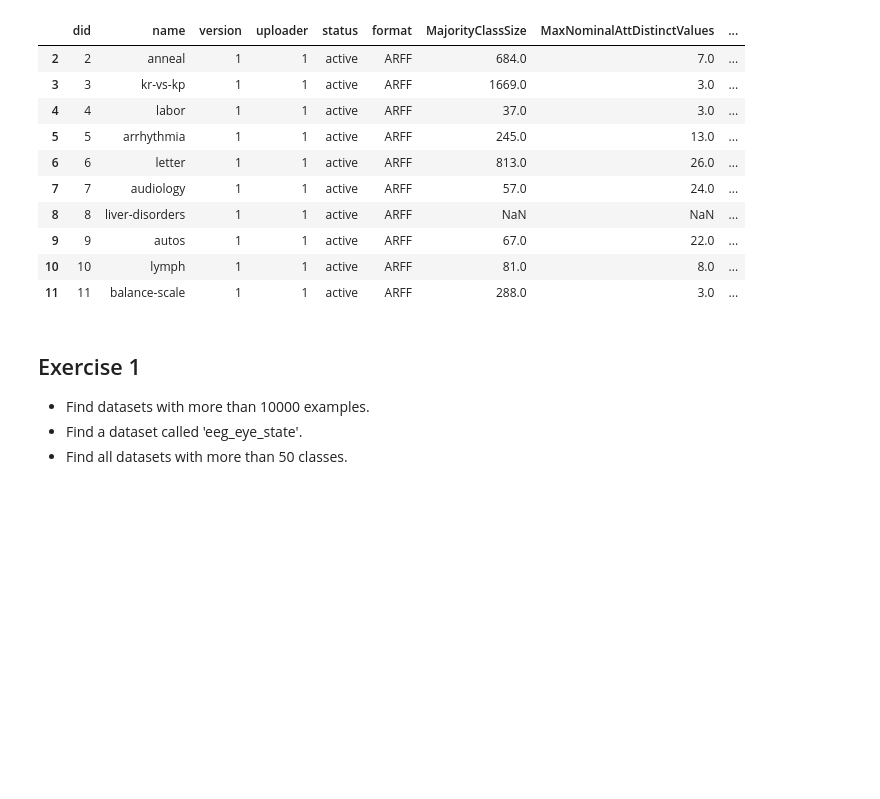
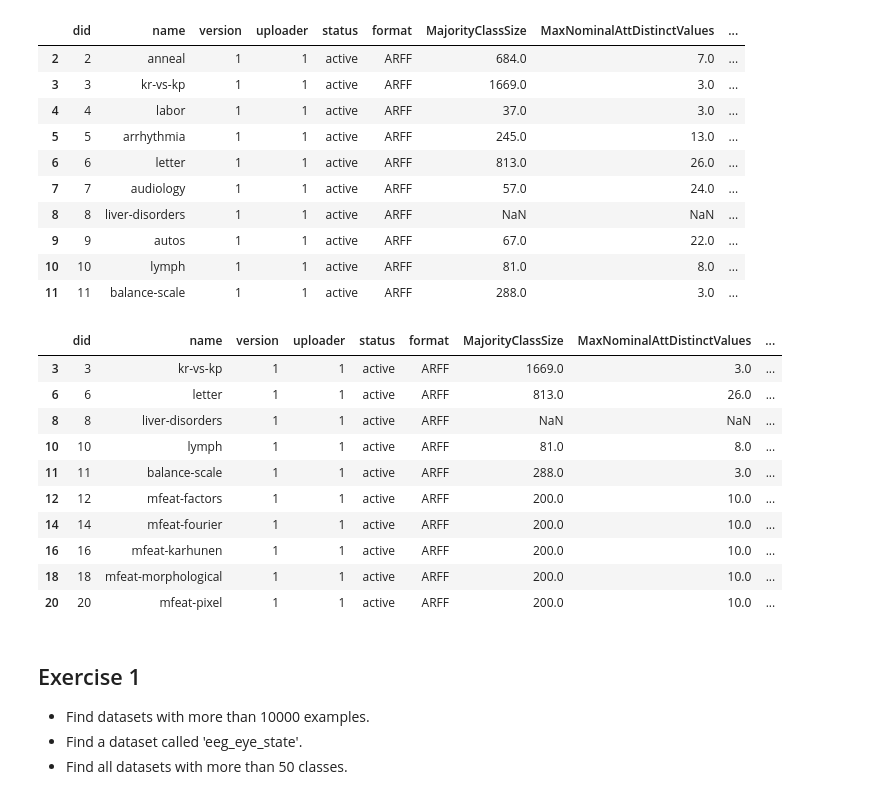
Before and after one commit to davidepietrasanta/Optimization-Methods-for-Tuning-Data-Pipelines, a Jupyter notebook: src/utils/Dataset_selection.ipynb, the cells around one changed output. Drawn from its saved outputs; the diff is of its cells as text; code cells hidden in the pictures; blank space fills up the shorter version.

Commit message:
Dataset selection fixed, to do: select size constrains

```diff
--- a/src/utils/Dataset_selection.ipynb
+++ b/src/utils/Dataset_selection.ipynb
@@ -56,6 +56,21 @@ openml_df.head(n=10)
 | 9 | 9 | autos | 1 | 1 | active | ARFF | 67.0 | 22.0 | ... |
 | 10 | 10 | lymph | 1 | 1 | active | ARFF | 81.0 | 8.0 | ... |
 | 11 | 11 | balance-scale | 1 | 1 | active | ARFF | 288.0 | 3.0 | ... |
+# %%
+openml_df = openml_df.loc[openml_df['NumberOfMissingValues'] == 0]
+openml_df.head(n=10)
+# %% [output]
+|  | did | name | version | uploader | status | format | MajorityClassSize | MaxNominalAttDistinctValues | ... |
+| 3 | 3 | kr-vs-kp | 1 | 1 | active | ARFF | 1669.0 | 3.0 | ... |
+| 6 | 6 | letter | 1 | 1 | active | ARFF | 813.0 | 26.0 | ... |
+| 8 | 8 | liver-disorders | 1 | 1 | active | ARFF | NaN | NaN | ... |
+| 10 | 10 | lymph | 1 | 1 | active | ARFF | 81.0 | 8.0 | ... |
+| 11 | 11 | balance-scale | 1 | 1 | active | ARFF | 288.0 | 3.0 | ... |
+| 12 | 12 | mfeat-factors | 1 | 1 | active | ARFF | 200.0 | 10.0 | ... |
+| 14 | 14 | mfeat-fourier | 1 | 1 | active | ARFF | 200.0 | 10.0 | ... |
+| 16 | 16 | mfeat-karhunen | 1 | 1 | active | ARFF | 200.0 | 10.0 | ... |
+| 18 | 18 | mfeat-morphological | 1 | 1 | active | ARFF | 200.0 | 10.0 | ... |
+| 20 | 20 | mfeat-pixel | 1 | 1 | active | ARFF | 200.0 | 10.0 | ... |
 # %% [markdown]
 ## Exercise 1
 
```
Also changed, not shown: 4 other files.
